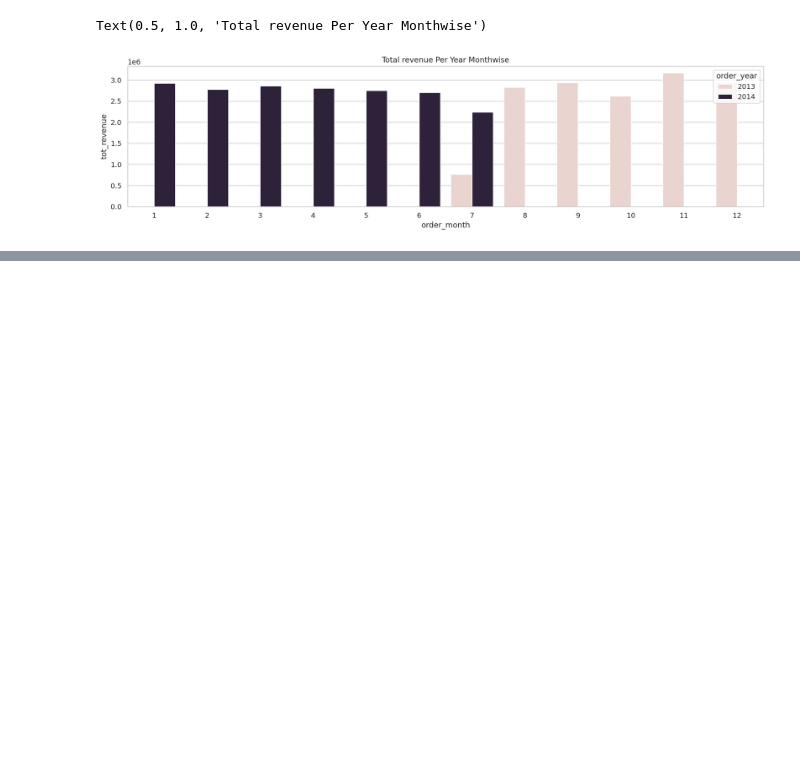
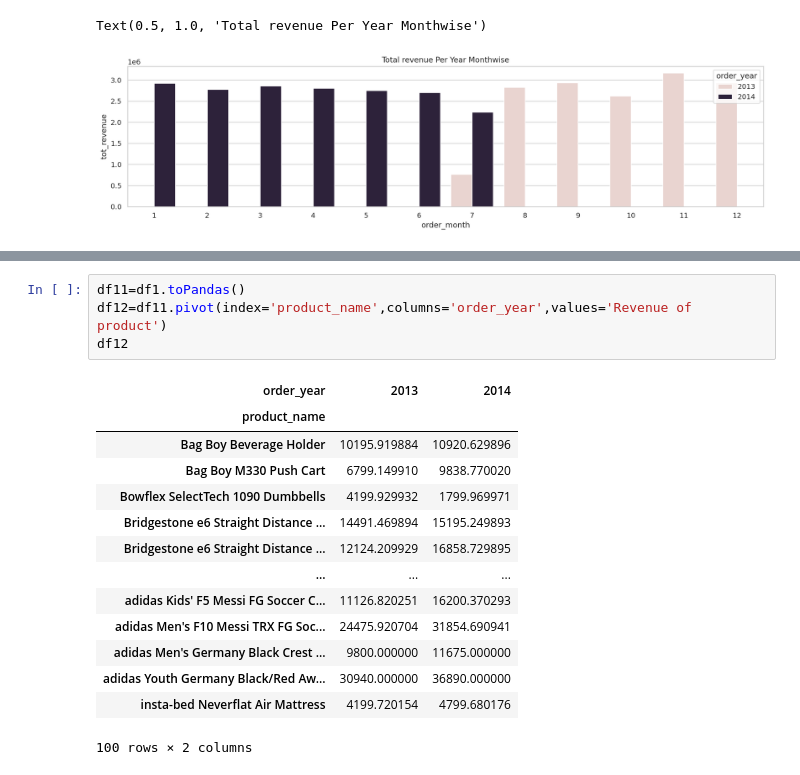
Before and after one commit to dedsec636/pyspark, a Jupyter notebook: py_spark.ipynb, the cells around one changed output, grey strips where cells are left out. Drawn from its saved outputs; the diff is of its cells as text; blank space fills up the shorter version.

```diff
--- a/py_spark.ipynb
+++ b/py_spark.ipynb
@@ -250,0 +326,19 @@ Text(0.5, 1.0, 'Total revenue Per Year Monthwise')
+# %%
+df11=df1.toPandas()
+df12=df11.pivot(index='product_name',columns='order_year',values='Revenue of product')
+df12
+# %% [output]
+| order_year | 2013 | 2014 |
+| product_name |  |  |
+| Bag Boy Beverage Holder | 10195.919884 | 10920.629896 |
+| Bag Boy M330 Push Cart | 6799.149910 | 9838.770020 |
+| Bowflex SelectTech 1090 Dumbbells | 4199.929932 | 1799.969971 |
+| Bridgestone e6 Straight Distance ... | 14491.469894 | 15195.249893 |
+| Bridgestone e6 Straight Distance ... | 12124.209929 | 16858.729895 |
+| ... | ... | ... |
+| adidas Kids' F5 Messi FG Soccer C... | 11126.820251 | 16200.370293 |
+| adidas Men's F10 Messi TRX FG Soc... | 24475.920704 | 31854.690941 |
+| adidas Men's Germany Black Crest ... | 9800.000000 | 11675.000000 |
+| adidas Youth Germany Black/Red Aw... | 30940.000000 | 36890.000000 |
+| insta-bed Neverflat Air Mattress | 4199.720154 | 4799.680176 |
+100 rows × 2 columns
```
Also changed, not shown: parts of 9 cells of this notebook, 1 other file.
